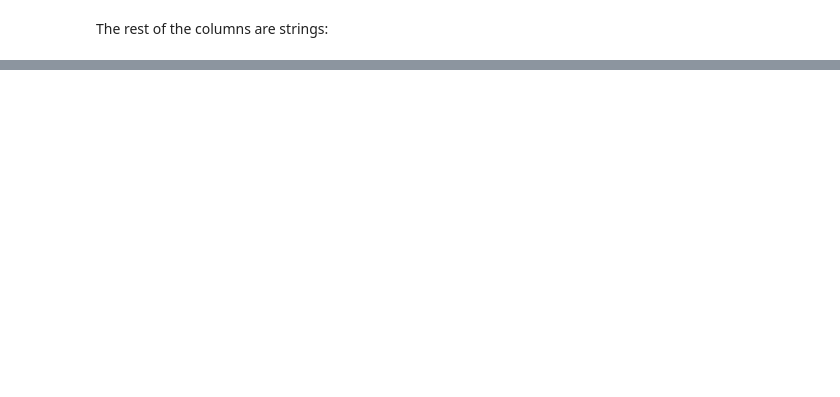
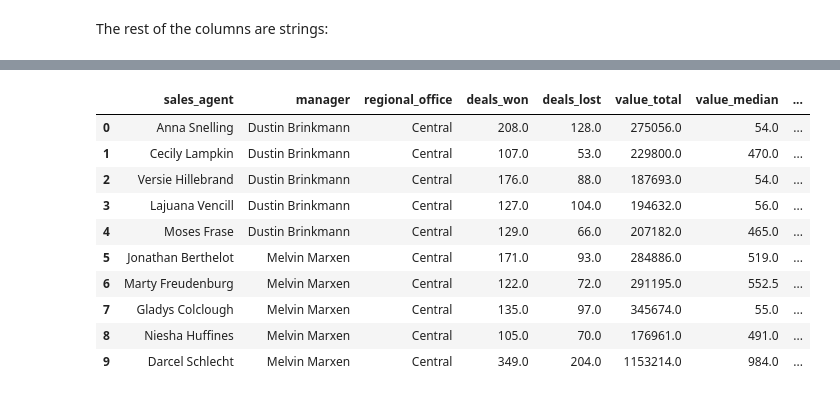
Before and after one commit to MatthieuScarset/aisrm, a Jupyter notebook: notebooks/eda.ipynb, the cells around one changed output, grey strips where cells are left out. Cells and saved outputs as stored; diff of their text form; code cells hidden in the pictures; blank space fills up the shorter version.

```diff
--- a/notebooks/eda.ipynb
+++ b/notebooks/eda.ipynb
@@ -66,0 +68,3 @@ df_sales_clean['close_value'] = pd.to_numeric(
+# %%
+df['duration'] = (df['close_date'] - df['engage_date']).dt.days
+df['duration'] = pd.to_numeric(df['duration'], downcast='integer')
@@ -101,0 +145,24 @@ df_sales_clean
+# %%
+sum_by_agent = df.groupby('sales_agent').aggregate(
+    deals_won=('deal_stage', lambda x: (x == 1).sum()),
+    deals_lost=('deal_stage', lambda x: (x == 0).sum()),
+    value_total=('close_value', 'sum'),
+    value_median=('close_value', 'median'),
+    duration_median=('duration', 'median')
+)
+agents = df_teams.merge(sum_by_agent, on="sales_agent", how="left")
+agents.dropna(inplace=True)
+agents.sort_values(by='value_total')
+agents.head(10)
+# %% [output]
+|  | sales_agent | manager | regional_office | deals_won | deals_lost | value_total | value_median | ... |
+| 0 | Anna Snelling | Dustin Brinkmann | Central | 208.0 | 128.0 | 275056.0 | 54.0 | ... |
+| 1 | Cecily Lampkin | Dustin Brinkmann | Central | 107.0 | 53.0 | 229800.0 | 470.0 | ... |
+| 2 | Versie Hillebrand | Dustin Brinkmann | Central | 176.0 | 88.0 | 187693.0 | 54.0 | ... |
+| 3 | Lajuana Vencill | Dustin Brinkmann | Central | 127.0 | 104.0 | 194632.0 | 56.0 | ... |
+| 4 | Moses Frase | Dustin Brinkmann | Central | 129.0 | 66.0 | 207182.0 | 465.0 | ... |
+| 5 | Jonathan Berthelot | Melvin Marxen | Central | 171.0 | 93.0 | 284886.0 | 519.0 | ... |
+| 6 | Marty Freudenburg | Melvin Marxen | Central | 122.0 | 72.0 | 291195.0 | 552.5 | ... |
+| 7 | Gladys Colclough | Melvin Marxen | Central | 135.0 | 97.0 | 345674.0 | 55.0 | ... |
+| 8 | Niesha Huffines | Melvin Marxen | Central | 105.0 | 70.0 | 176961.0 | 491.0 | ... |
+| 9 | Darcel Schlecht | Melvin Marxen | Central | 349.0 | 204.0 | 1153214.0 | 984.0 | ... |
```
Also changed, not shown: parts of 23 cells of this notebook.
